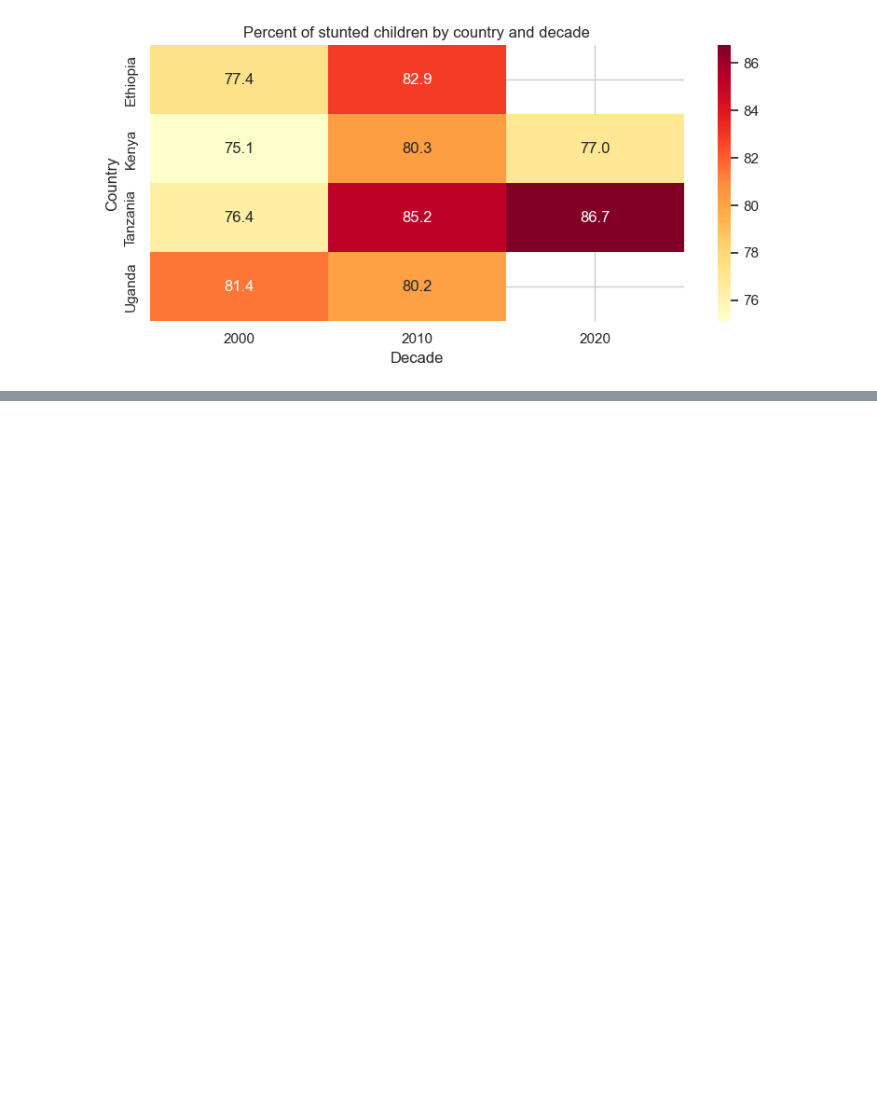
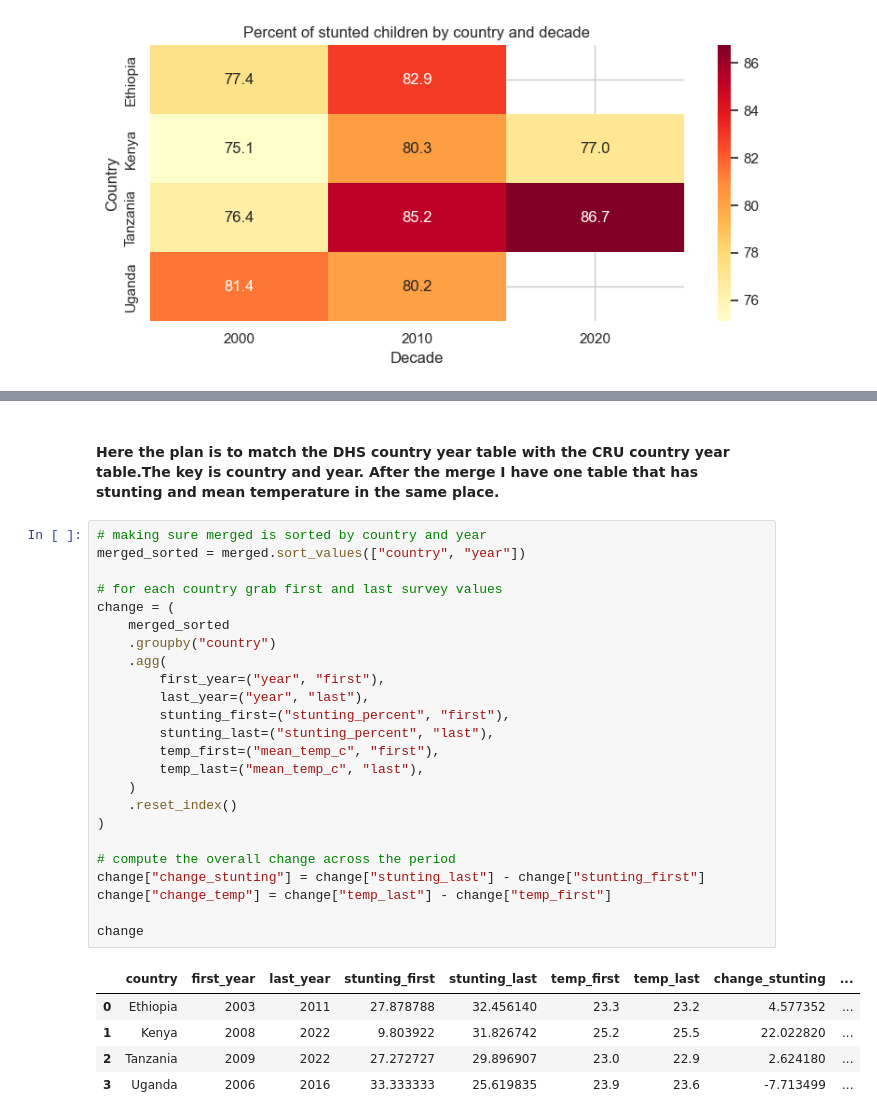
Before and after one commit to venusony/Climate-Malnutrition-EastAfrica, a Jupyter notebook: climate plus region data/Child malnutrition patterns and inequality in East Africa.ipynb, the cells around one changed output, grey strips where cells are left out. Saved outputs shown, nothing was run; the diff lists cells and outputs as text; blank space fills up the shorter version.

```diff
--- a/climate plus region data/Child malnutrition patterns and inequality in East Africa.ipynb
+++ b/climate plus region data/Child malnutrition patterns and inequality in East Africa.ipynb
@@ -441,0 +518,32 @@ KeyError: ['wealth_quartile']
+# %% [markdown]
+#### Here the plan is to match the DHS country year table with the CRU country year table.The key is country and year. After the merge I have one table that has stunting and mean temperature in the same place.
+# %%
+# making sure merged is sorted by country and year
+merged_sorted = merged.sort_values(["country", "year"])
+
+# for each country grab first and last survey values
+change = (
+    merged_sorted
+    .groupby("country")
+    .agg(
+        first_year=("year", "first"),
+        last_year=("year", "last"),
+        stunting_first=("stunting_percent", "first"),
+        stunting_last=("stunting_percent", "last"),
+        temp_first=("mean_temp_c", "first"),
+        temp_last=("mean_temp_c", "last"),
+    )
+    .reset_index()
+)
+
+# compute the overall change across the period
+change["change_stunting"] = change["stunting_last"] - change["stunting_first"]
+change["change_temp"] = change["temp_last"] - change["temp_first"]
+
+change
+# %% [output]
+|  | country | first_year | last_year | stunting_first | stunting_last | temp_first | temp_last | change_stunting | ... |
+| 0 | Ethiopia | 2003 | 2011 | 27.878788 | 32.456140 | 23.3 | 23.2 | 4.577352 | ... |
+| 1 | Kenya | 2008 | 2022 | 9.803922 | 31.826742 | 25.2 | 25.5 | 22.022820 | ... |
+| 2 | Tanzania | 2009 | 2022 | 27.272727 | 29.896907 | 23.0 | 22.9 | 2.624180 | ... |
+| 3 | Uganda | 2006 | 2016 | 33.333333 | 25.619835 | 23.9 | 23.6 | -7.713499 | ... |
```
Also changed, not shown: parts of 8 cells of this notebook.
